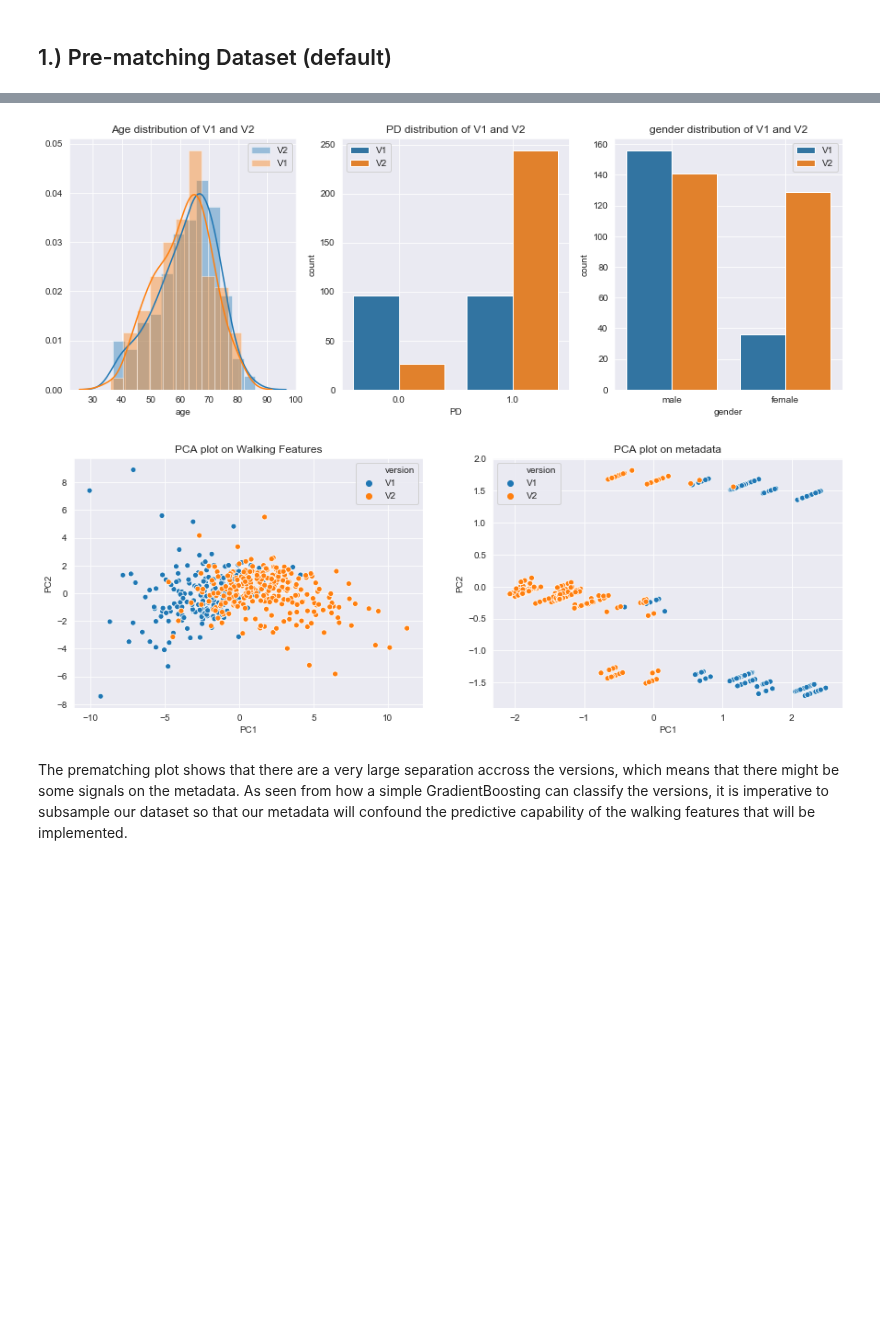
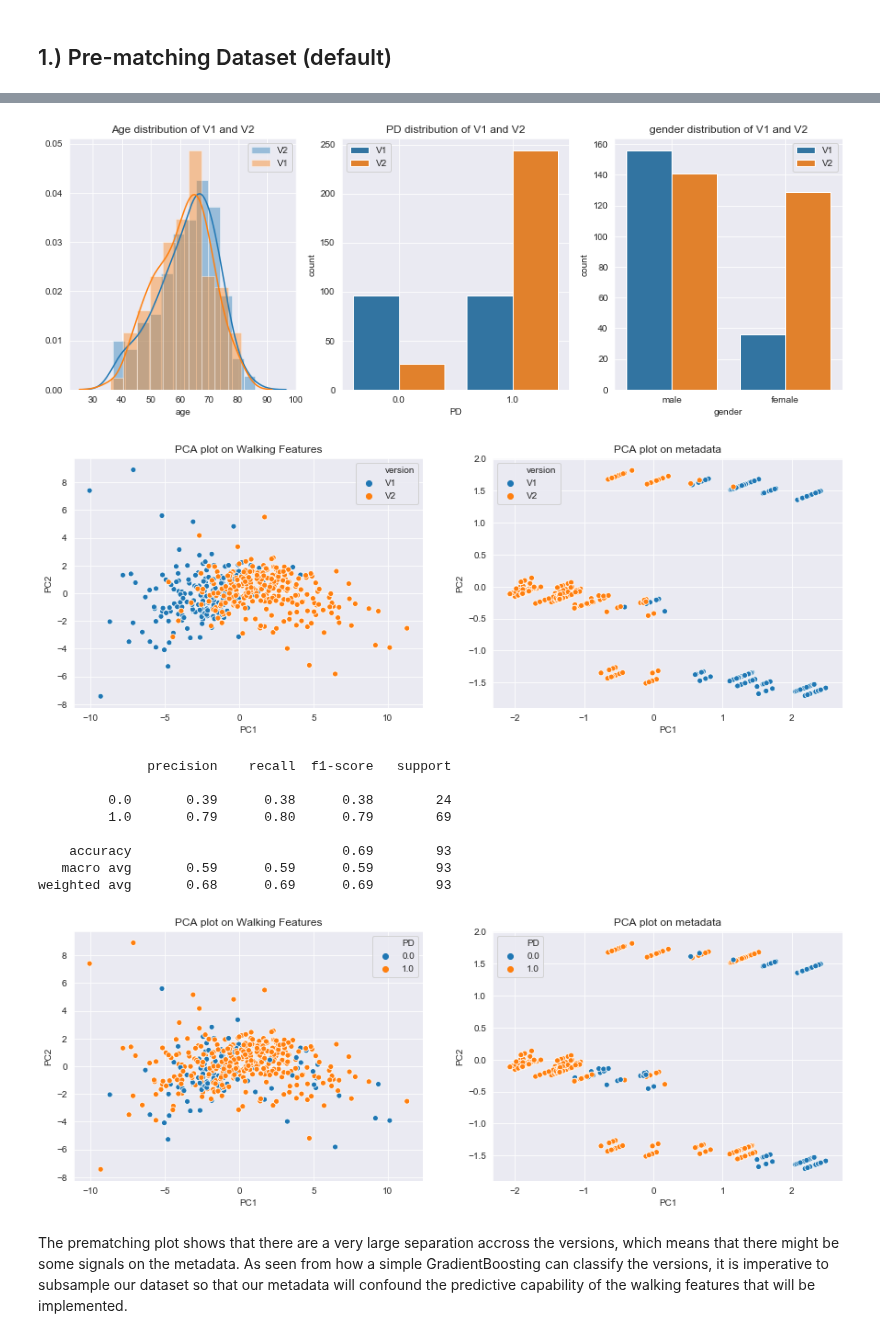
Before and after one commit to arytontediarjo/mPower-Analysis, a Jupyter notebook: Notebooks/Other-analysis-notebook/matching_preliminary_ideas.ipynb, the cells around one changed output, grey strips where cells are left out. Drawn from its saved outputs; the diff is of its cells as text; code cells hidden in the pictures; blank space fills up the shorter version.

```diff
--- a/Notebooks/Other-analysis-notebook/matching_preliminary_ideas.ipynb
+++ b/Notebooks/Other-analysis-notebook/matching_preliminary_ideas.ipynb
@@ -349,17 +349,27 @@ OHE_feat_cols = OHE_data(data)[1]
 # %%
 show_distribution(encoded_data[metadata_feat_cols], "version")
 PCA_plotter(encoded_data, walking_feat_cols, OHE_feat_cols, "version")
+PCA_plotter(encoded_data, walking_feat_cols, OHE_feat_cols, "PD")
 # %% [output]
               precision    recall  f1-score   support
 
           V1       0.86      0.84      0.85        43
           V2       0.86      0.88      0.87        50
 
     accuracy                           0.86        93
    macro avg       0.86      0.86      0.86        93
 weighted avg       0.86      0.86      0.86        93
 [figure]
 [figure]
+              precision    recall  f1-score   support
+
+         0.0       0.39      0.38      0.38        24
+         1.0       0.79      0.80      0.79        69
+
+    accuracy                           0.69        93
+   macro avg       0.59      0.59      0.59        93
+weighted avg       0.68      0.69      0.69        93
+[figure, added]
 # %% [markdown]
 The prematching plot shows that there are a very large separation accross the versions, which means that there might be some signals on the metadata. As seen from how a simple GradientBoosting can classify the versions, it is imperative to subsample our dataset so that our metadata will confound the predictive capability of the walking features that will be implemented.
 # %% [markdown]
```
Also changed, not shown: parts of 7 cells of this notebook, 8 other files.
